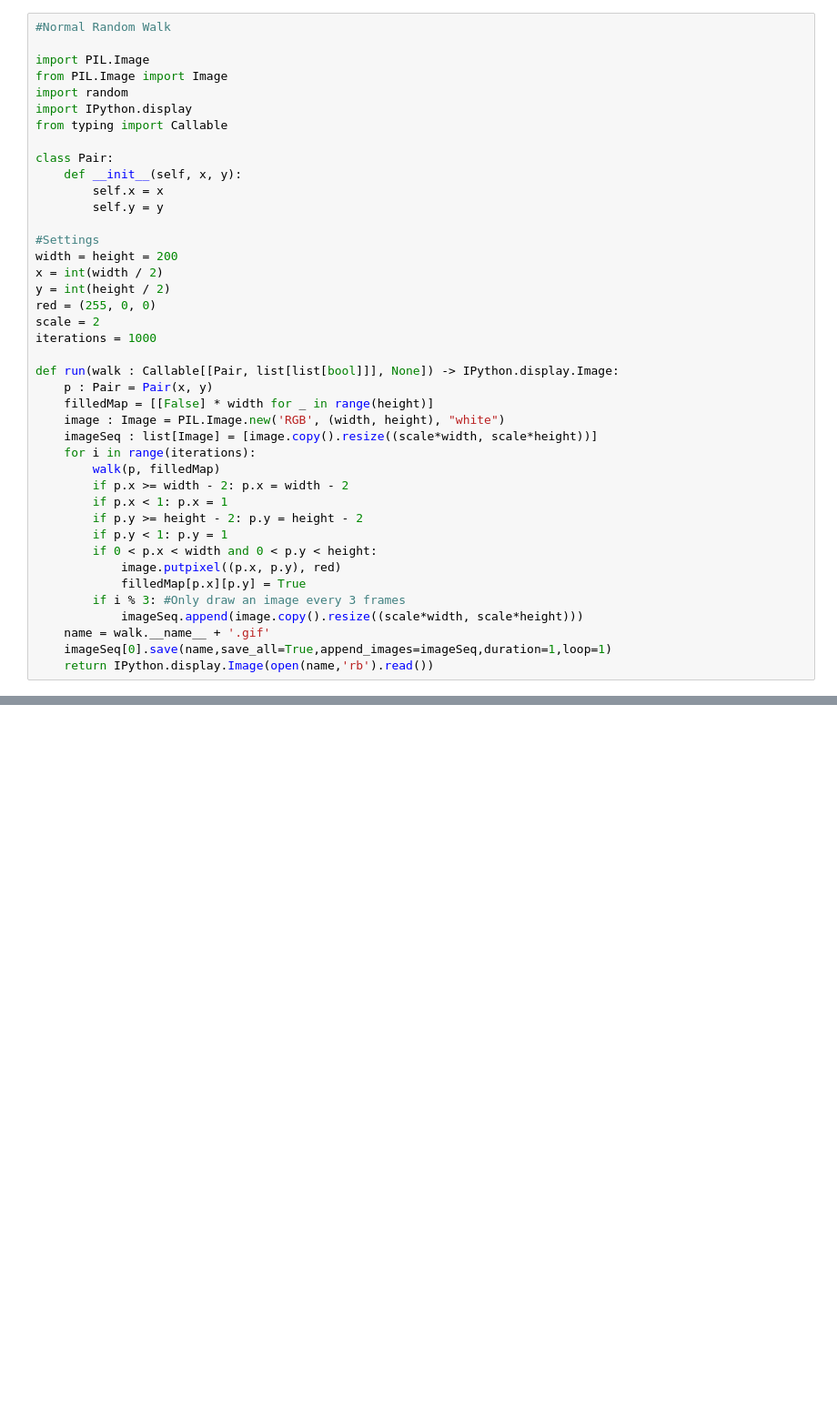
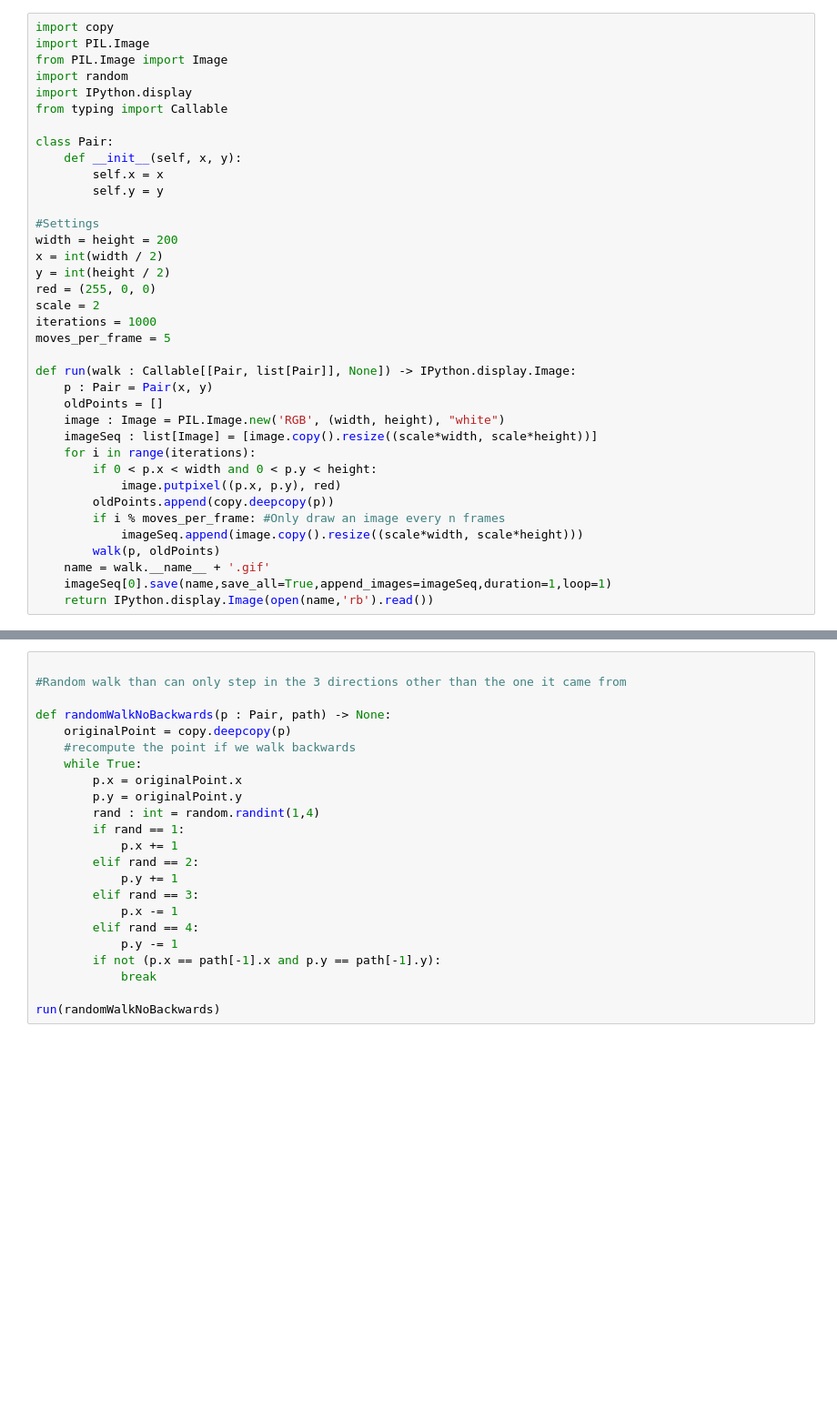
Before and after one commit to James-Oswald/random-walks, a Jupyter notebook: walk.ipynb, the cells around one changed output, grey strips where cells are left out. Shown: that part at 91% size. Cells and saved outputs as stored; diff of their text form; blank space fills up the shorter version.

```diff
--- a/walk.ipynb
+++ b/walk.ipynb
@@ -1,6 +1,5 @@
 # %%
-#Normal Random Walk
-
+import copy
 import PIL.Image
 from PIL.Image import Image
 import random
@@ -19,23 +18,20 @@ y = int(height / 2)
 red = (255, 0, 0)
 scale = 2
 iterations = 1000
+moves_per_frame = 5
 
-def run(walk : Callable[[Pair, list[list[bool]]], None]) -> IPython.display.Image:
+def run(walk : Callable[[Pair, list[Pair]], None]) -> IPython.display.Image:
     p : Pair = Pair(x, y)
-    filledMap = [[False] * width for _ in range(height)]
+    oldPoints = []
     image : Image = PIL.Image.new('RGB', (width, height), "white")
     imageSeq : list[Image] = [image.copy().resize((scale*width, scale*height))]
     for i in range(iterations):
-        walk(p, filledMap)
-        if p.x >= width - 2: p.x = width - 2
-        if p.x < 1: p.x = 1
-        if p.y >= height - 2: p.y = height - 2
-        if p.y < 1: p.y = 1
         if 0 < p.x < width and 0 < p.y < height:
             image.putpixel((p.x, p.y), red)
-            filledMap[p.x][p.y] = True
-        if i % 3: #Only draw an image every 3 frames
+        oldPoints.append(copy.deepcopy(p))
+        if i % moves_per_frame: #Only draw an image every n frames
             imageSeq.append(image.copy().resize((scale*width, scale*height)))
+        walk(p, oldPoints)
     name = walk.__name__ + '.gif'
     imageSeq[0].save(name,save_all=True,append_images=imageSeq,duration=1,loop=1)
     return IPython.display.Image(open(name,'rb').read())
@@ -99,0 +70,25 @@ Error:
+# %%
+
+#Random walk than can only step in the 3 directions other than the one it came from
+
+def randomWalkNoBackwards(p : Pair, path) -> None:
+    originalPoint = copy.deepcopy(p)
+    #recompute the point if we walk backwards
+    while True:
+        p.x = originalPoint.x
+        p.y = originalPoint.y
+        rand : int = random.randint(1,4)
+        if rand == 1:
+            p.x += 1
+        elif rand == 2:
+            p.y += 1
+        elif rand == 3:
+            p.x -= 1
+        elif rand == 4:
+            p.y -= 1
+        if not (p.x == path[-1].x and p.y == path[-1].y):
+            break
+
+run(randomWalkNoBackwards)
+# %% [output]
+[figure, added]
```
Also changed, not shown: parts of 2 cells of this notebook, 3 other files.
